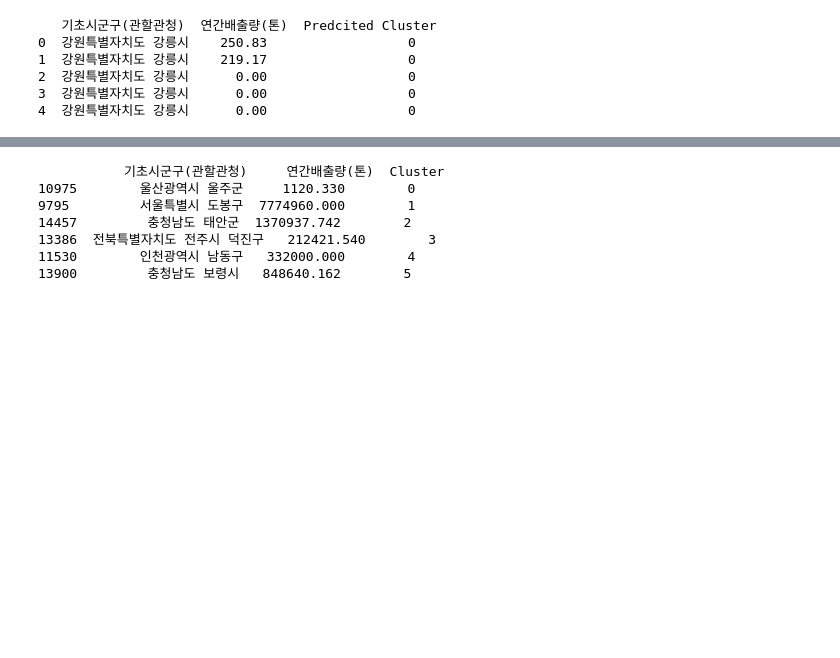
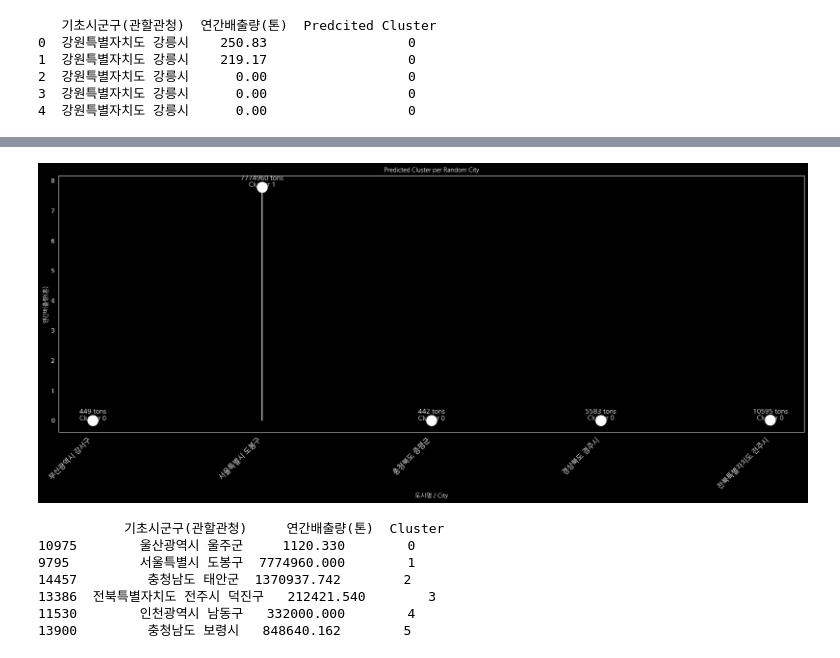
Before and after one commit to Allegsu/Samsung, a Jupyter notebook: src/AI_KR_A.ipynb, the cells around one changed output, grey strips where cells are left out. Saved outputs shown, nothing was run; the diff lists cells and outputs as text; code cells hidden in the pictures; blank space fills up the shorter version.

```diff
--- a/src/AI_KR_A.ipynb
+++ b/src/AI_KR_A.ipynb
@@ -298,3 +382,38 @@ print(random_cities)
+# %%
+plt.figure(figsize=(18, 8), facecolor='black')
+ax = plt.gca()
+ax.set_facecolor('black')
+
+# Line + dot ("lollipop")
+for i, row in random_cities.iterrows():
+    plt.plot([row['기초시군구(관할관청)'], row['기초시군구(관할관청)']], [0, row['연간배출량(톤)']], color='white')
+    plt.scatter(row['기초시군구(관할관청)'], row['연간배출량(톤)'], s=300, marker='o', color='white')
+
+    # Emission value and cluster label
+    text_label = f"{int(row['연간배출량(톤)'])} tons\nCluster {row['Predicted Cluster']}"
+
+    # Add dynamic offset (higher if value is low)
+    offset = 15000 if row['연간배출량(톤)'] > 50000 else 3000
+
+    plt.text(row['기초시군구(관할관청)'], row['연간배출량(톤)'] + offset,
+             text_label, ha='center', fontsize=11, color='white', fontproperties=font)
+
+# Labels
+plt.xlabel("도시명 / City", fontproperties=font, color='white')
+plt.ylabel("연간배출량(톤)", fontproperties=font, color='white')
+plt.title("Predicted Cluster per Random City", fontproperties=font, color='white')
+
+plt.xticks(fontproperties=font, fontsize=12, rotation=45, ha='right', color='white')
+plt.yticks(color='white')
+
+# Borders
+for spine in ax.spines.values():
+    spine.set_color('white')
+
+plt.tight_layout()
+plt.show()
+# %% [output]
+[figure, added]
 # %%
 random_cities = df_clusterC_final.groupby("Cluster").sample(n=1, random_state=42)
 print(random_cities)
```
Also changed, not shown: parts of 4 cells of this notebook, 3 other files.
